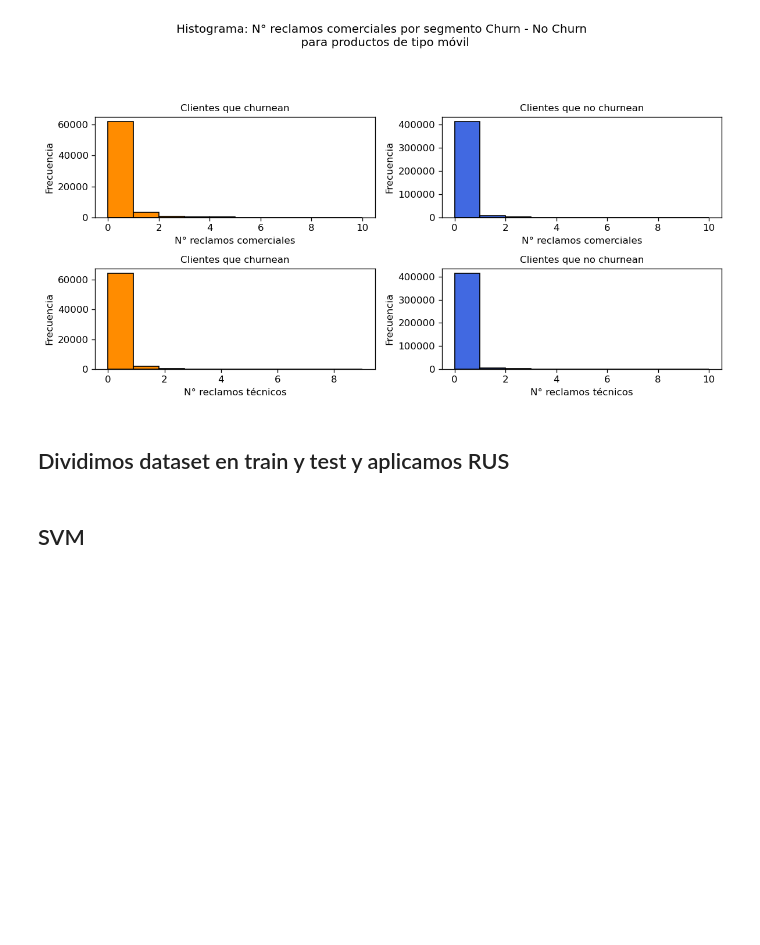
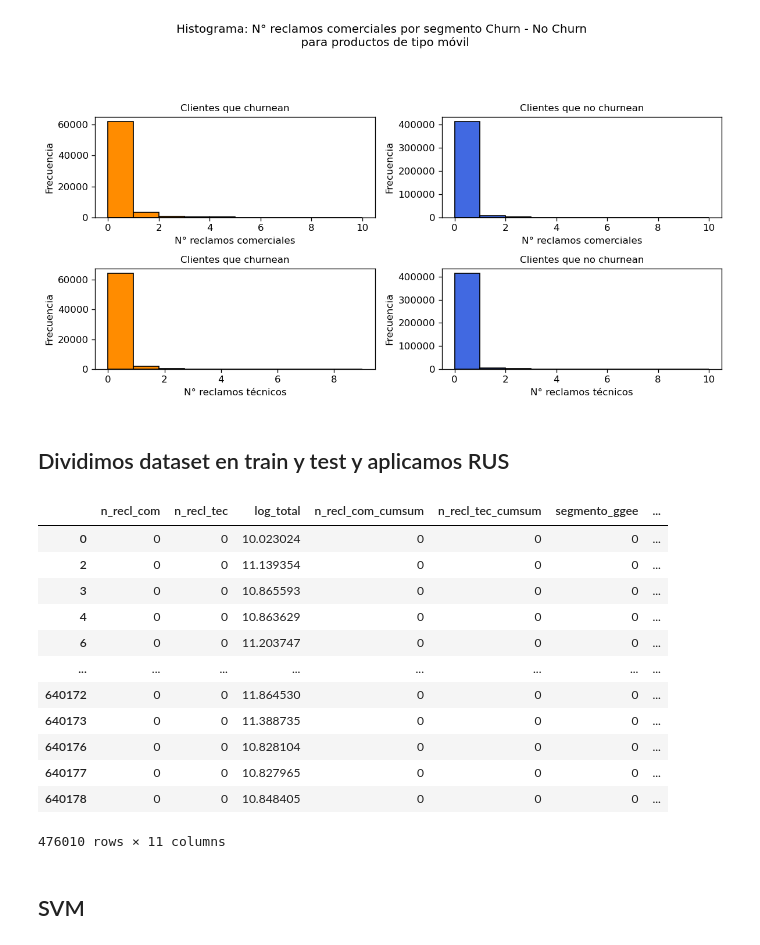
Before and after one commit to felipejorqueradiaz/Entel---Customer-Experience, a Jupyter notebook: Preprocesamiento.ipynb, the cells around one changed output. Cells and saved outputs as stored; diff of their text form; code cells hidden in the pictures; blank space fills up the shorter version.

```diff
--- a/Preprocesamiento.ipynb
+++ b/Preprocesamiento.ipynb
@@ -350,6 +350,22 @@ plt.tight_layout()
 # x = pd.get_dummies(x, columns = ['tipo'])
 
 # x= StandardScaler().fit_transform(x)
+# %%
+x1
+# %% [output]
+|  | n_recl_com | n_recl_tec | log_total | n_recl_com_cumsum | n_recl_tec_cumsum | segmento_ggee | ... |
+| 0 | 0 | 0 | 10.023024 | 0 | 0 | 0 | ... |
+| 2 | 0 | 0 | 11.139354 | 0 | 0 | 0 | ... |
+| 3 | 0 | 0 | 10.865593 | 0 | 0 | 0 | ... |
+| 4 | 0 | 0 | 10.863629 | 0 | 0 | 0 | ... |
+| 6 | 0 | 0 | 11.203747 | 0 | 0 | 0 | ... |
+| ... | ... | ... | ... | ... | ... | ... | ... |
+| 640172 | 0 | 0 | 11.864530 | 0 | 0 | 0 | ... |
+| 640173 | 0 | 0 | 11.388735 | 0 | 0 | 0 | ... |
+| 640176 | 0 | 0 | 10.828104 | 0 | 0 | 0 | ... |
+| 640177 | 0 | 0 | 10.827965 | 0 | 0 | 0 | ... |
+| 640178 | 0 | 0 | 10.848405 | 0 | 0 | 0 | ... |
+476010 rows × 11 columns
 # %%
 df_train = df3[df3['periodo'].isin(['2019_q1', '2019_q2', '2020_q1'])]
 df_test = df3[df3['periodo'].isin(['2020_q2'])]
```
Also changed, not shown: parts of 18 cells of this notebook.
